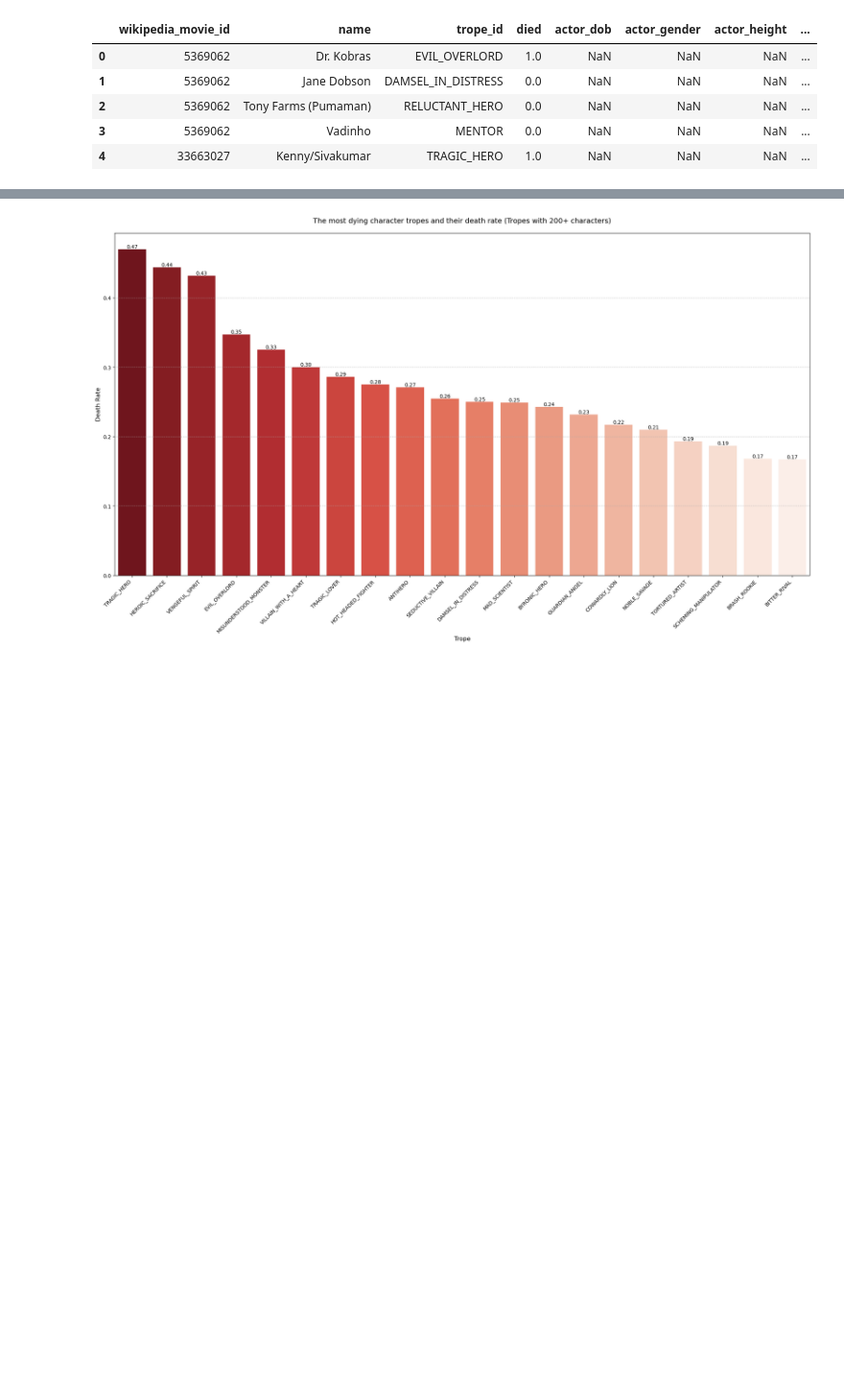
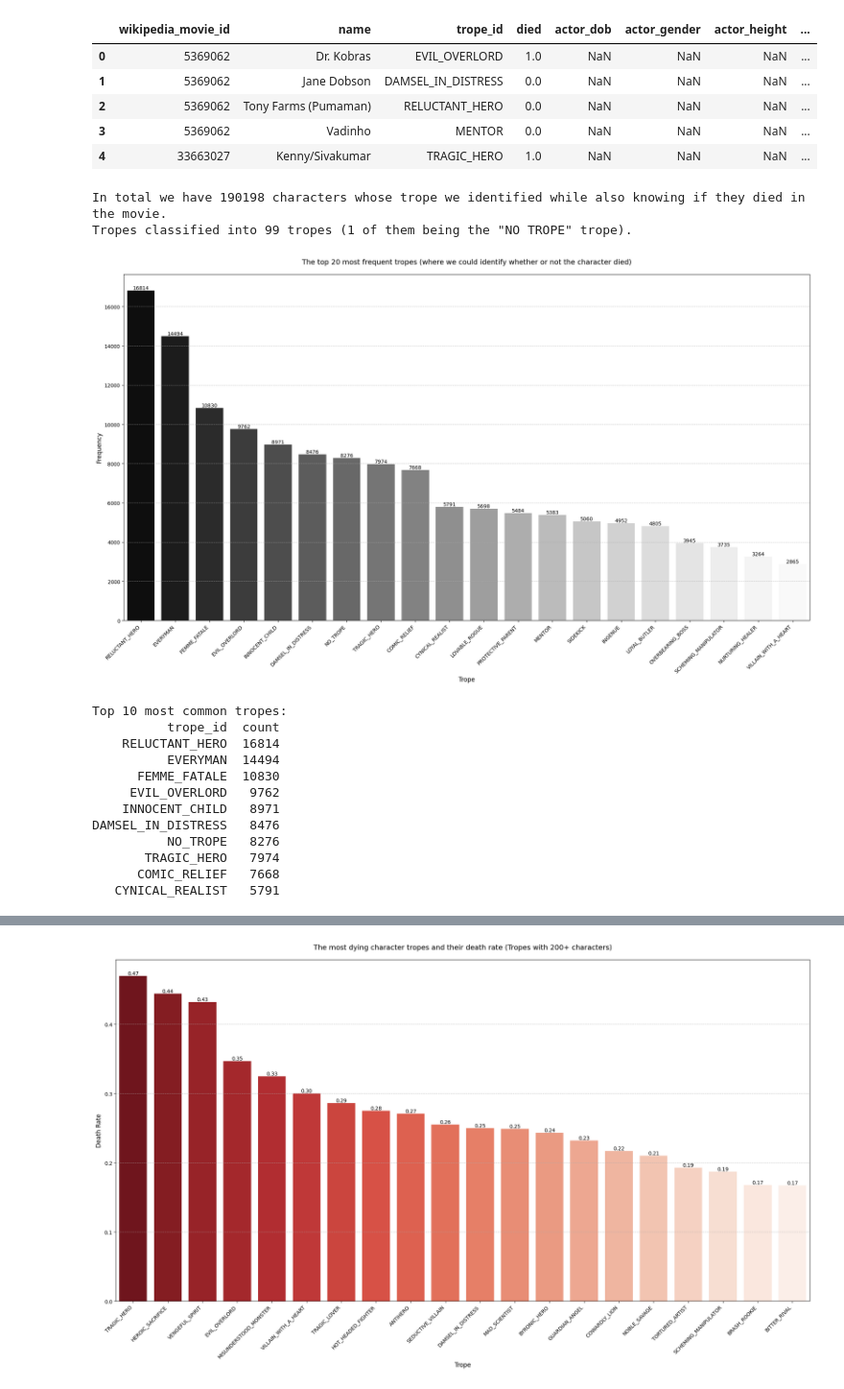
Before and after one commit to epfl-ada/ada-2024-project-nhsvd, a Jupyter notebook: notebooks/death_rate_analysis.ipynb, the cells around one changed output, grey strips where cells are left out. Shown at 96% size. Cells and saved outputs as stored; diff of their text form; code cells hidden in the pictures; blank space fills up the shorter version.

```diff
--- a/notebooks/death_rate_analysis.ipynb
+++ b/notebooks/death_rate_analysis.ipynb
@@ -46,3 +95,52 @@ df_characters.head()
 | 2 | 5369062 | Tony Farms (Pumaman) | RELUCTANT_HERO | 0.0 | NaN | NaN | NaN | ... |
 | 3 | 5369062 | Vadinho | MENTOR | 0.0 | NaN | NaN | NaN | ... |
 | 4 | 33663027 | Kenny/Sivakumar | TRAGIC_HERO | 1.0 | NaN | NaN | NaN | ... |
+# %%
+trope_freq = df_characters.dropna(subset=['died']).groupby('trope_id').size().reset_index(name='count')
+trope_freq = trope_freq.sort_values('count', ascending=False)
+
+print(f"In total we have {trope_freq['count'].sum()} characters whose trope we identified while also knowing if they died in the movie.")
+print(f"Tropes classified into {len(df_tropes)} tropes (1 of them being the \"NO TROPE\" trope).")
+
+threshold=20
+
+plt.figure(figsize=(20, 12))
+
+sns.barplot(
+    data=trope_freq[:threshold],
+    x='trope_id',
+    y='count',
+    palette='Greys_r'
+)
+
+plt.title(f'The top {threshold} most frequent tropes (where we could identify whether or not the character died)', pad=20, fontsize=14)
+plt.xlabel('Trope', fontsize=12)
+plt.ylabel('Frequency', fontsize=12)
+plt.xticks(rotation=45, ha='right')
+
+for i, v in enumerate(trope_freq[:threshold]['count']):
+    plt.text(i, v, f'{v}', ha='center', va='bottom')
+
+plt.grid(axis='y', linestyle='--', alpha=0.7)
+plt.tight_layout()
+plt.show()
+
+threshold=10
+print(f'\nTop {threshold} most common tropes:')
+print(trope_freq.head(threshold).to_string(index=False))
+# %% [output]
+In total we have 190198 characters whose trope we identified while also knowing if they died in the movie.
+Tropes classified into 99 tropes (1 of them being the "NO TROPE" trope).
+[figure, added]
+Top 10 most common tropes:
+          trope_id  count
+    RELUCTANT_HERO  16814
+          EVERYMAN  14494
+      FEMME_FATALE  10830
+     EVIL_OVERLORD   9762
+    INNOCENT_CHILD   8971
+DAMSEL_IN_DISTRESS   8476
+          NO_TROPE   8276
+       TRAGIC_HERO   7974
+      COMIC_RELIEF   7668
+   CYNICAL_REALIST   5791
```
Also changed, not shown: parts of 6 cells of this notebook.
